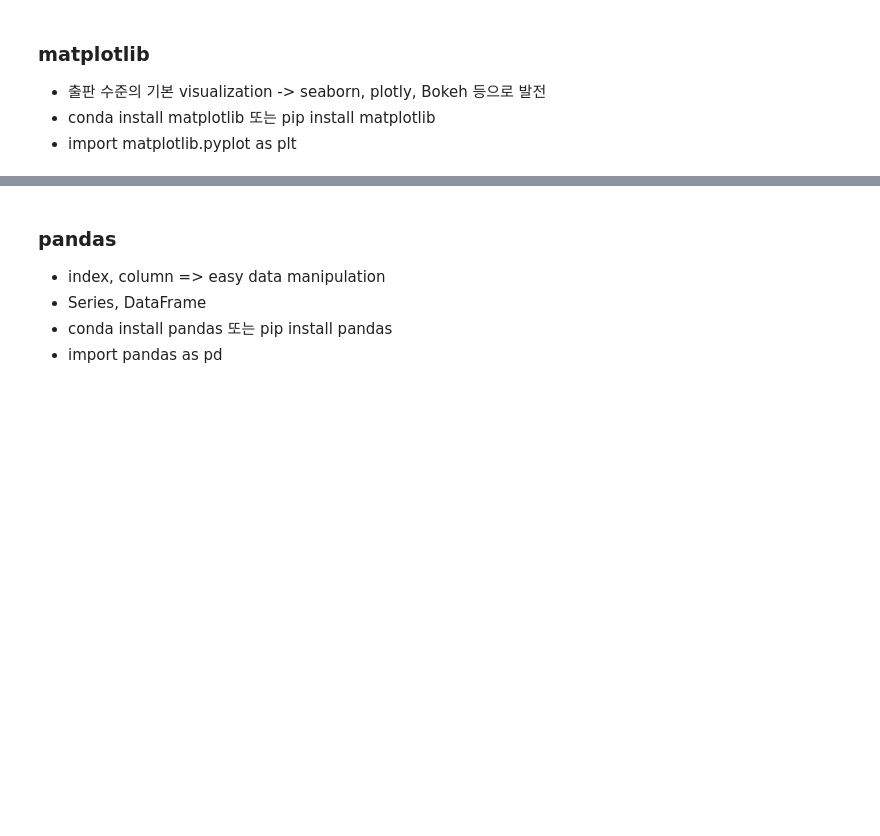
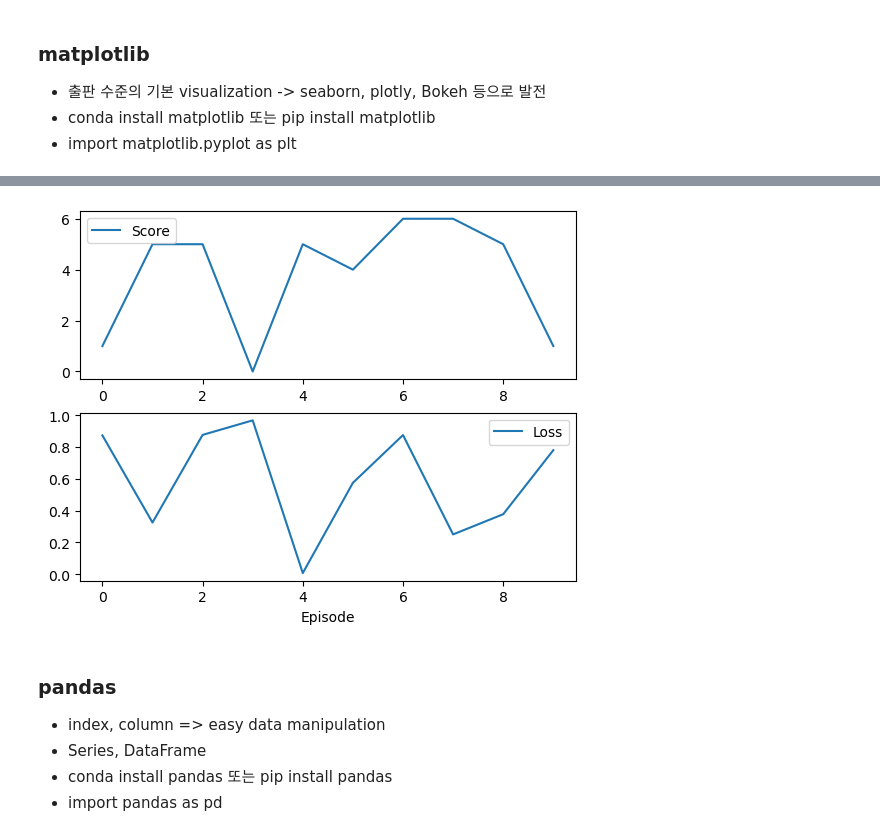
Before and after one commit to ajwkim/NSM_PDL, a Jupyter notebook: PDL_Python.ipynb, the cells around one changed output, grey strips where cells are left out. Saved outputs shown, nothing was run; the diff lists cells and outputs as text; code cells hidden in the pictures; blank space fills up the shorter version.

```diff
--- a/PDL_Python.ipynb
+++ b/PDL_Python.ipynb
@@ -2232,3 +2564,15 @@ plt.plot(a)
+# %%
+scores = np.random.randint(10, size=10)
+losses = np.random.rand(10)
+
+fig, ax = plt.subplots(2, 1)
+ax[0].plot(scores, label='Score')
+ax[0].legend()
+ax[1].plot(losses, label='Loss')
+ax[1].set(xlabel='Episode')
+ax[1].legend();
+# %% [output]
+[figure, added]
 # %% [markdown]
 ### pandas
 - index, column => easy data manipulation
```
Also changed, not shown: parts of 33 cells of this notebook.
